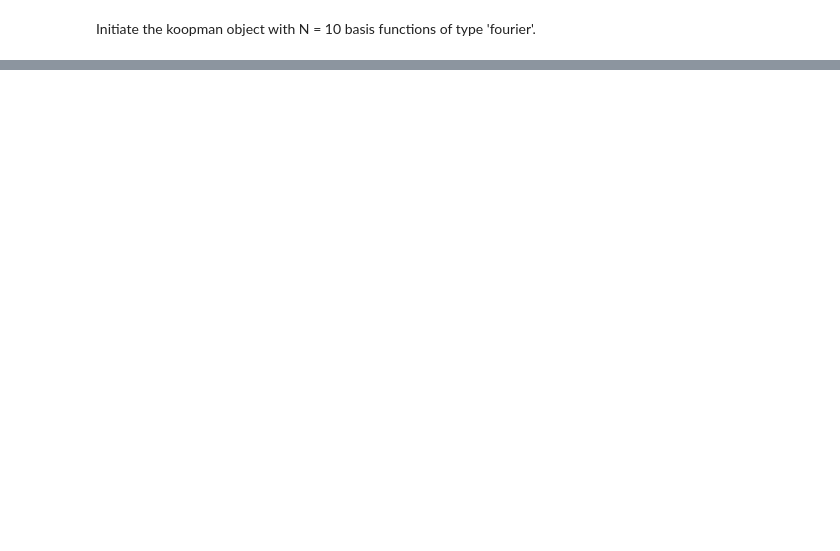
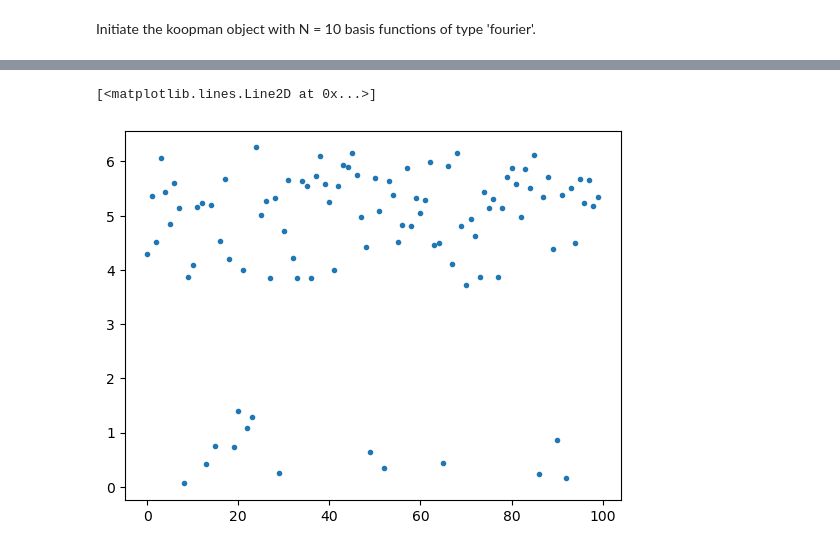
Before and after one commit to Maria-A-Oprea/Distributional_Koopman, a Jupyter notebook: Circle_rotation.ipynb, the cells around one changed output, grey strips where cells are left out. Cells and saved outputs as stored; diff of their text form; code cells hidden in the pictures; blank space fills up the shorter version.

```diff
--- a/Circle_rotation.ipynb
+++ b/Circle_rotation.ipynb
@@ -71,0 +108,5 @@ evals, evects = np.linalg.eig(K_circle.mat)
+# %%
+plt.plot(data[:, 1], '.')
+# %% [output]
+[<matplotlib.lines.Line2D at 0x...>]
+[figure, added]
```
Also changed, not shown: parts of 9 cells of this notebook, 1 other file.
